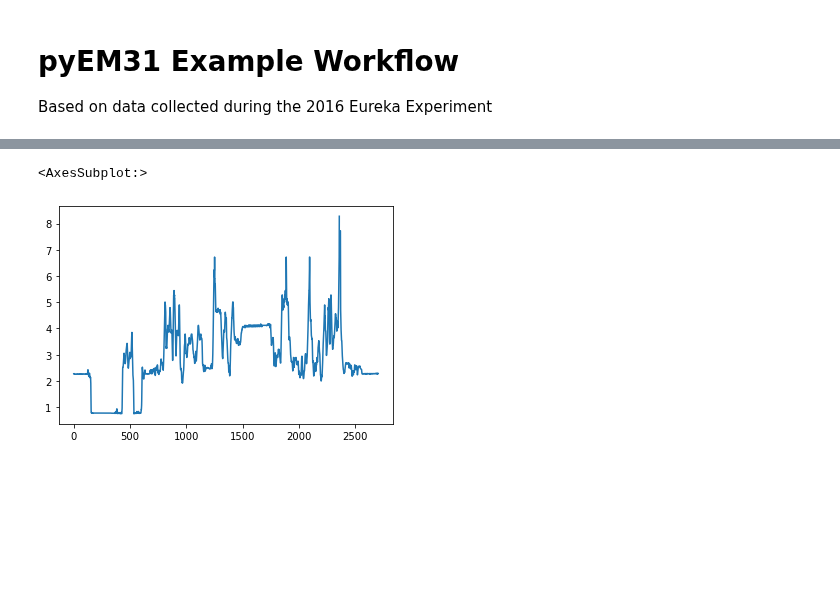
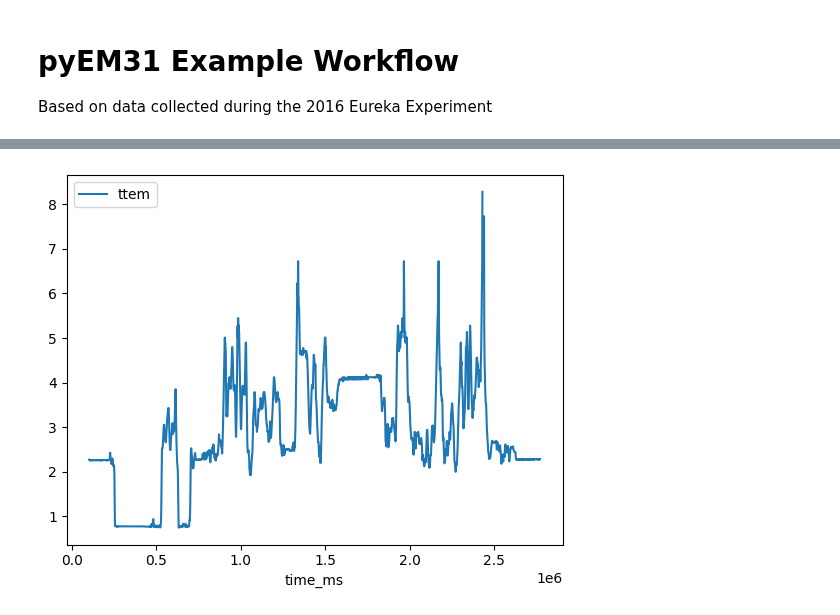
Before and after one commit to m9brady/pyEM31, a Jupyter notebook: notebooks/em31_workflow.ipynb, the cells around one changed output, grey strips where cells are left out. Drawn from its saved outputs; the diff is of its cells as text; code cells hidden in the pictures; blank space fills up the shorter version.

```diff
--- a/notebooks/em31_workflow.ipynb
+++ b/notebooks/em31_workflow.ipynb
@@ -31,8 +23,7 @@ df_em31.head(5)
 | 2 | 37 | 103521 | 10000110 | 1 | 1 | -0.25 | 142.00 | 4.780 | 4908 | 2017-04-11 18:15:50.179 | ... |
 | 3 | 47 | 104512 | 10000110 | 1 | 1 | -0.25 | 141.25 | 4.490 | 5899 | 2017-04-11 18:15:51.170 | ... |
 | 4 | 57 | 105503 | 10000110 | 1 | 1 | -0.25 | 141.00 | 4.340 | 6890 | 2017-04-11 18:15:52.161 | ... |
-# %%
-df_em31['ttem'].plot()
-# %% [output]
-<AxesSubplot:>
-[figure, removed]
+# %%
+df_em31.plot(x="time_ms", y="ttem");
+# %% [output]
+[figure, added]
```
Also changed, not shown: parts of 2 cells of this notebook, 2 other files.
